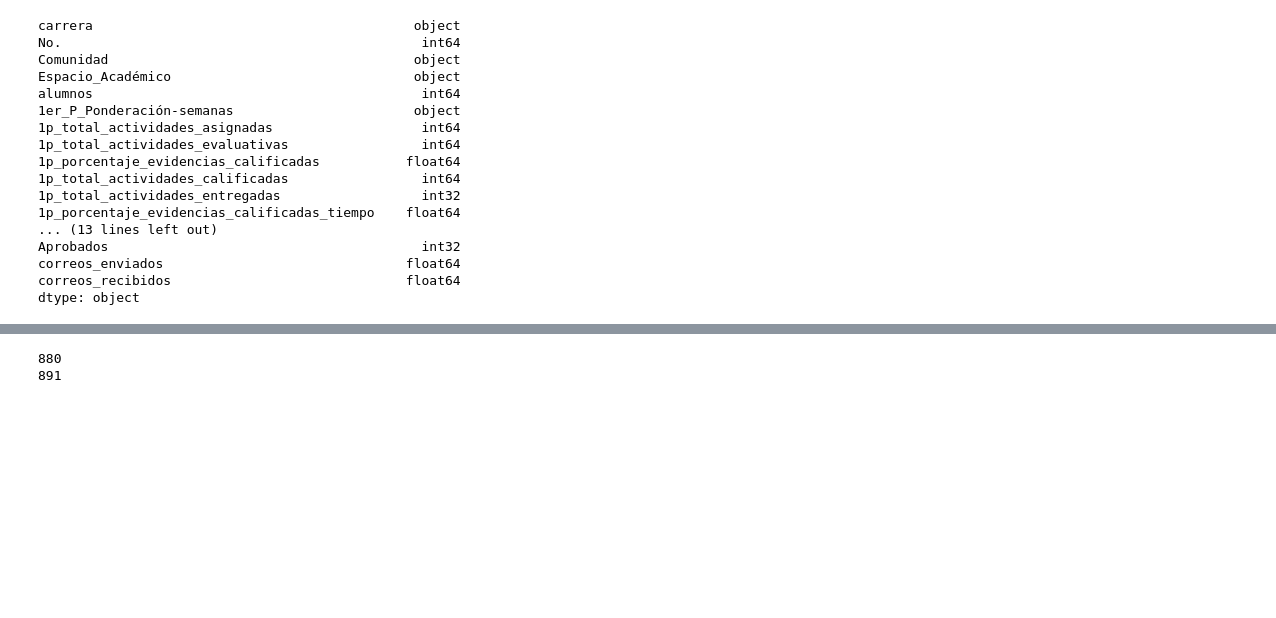
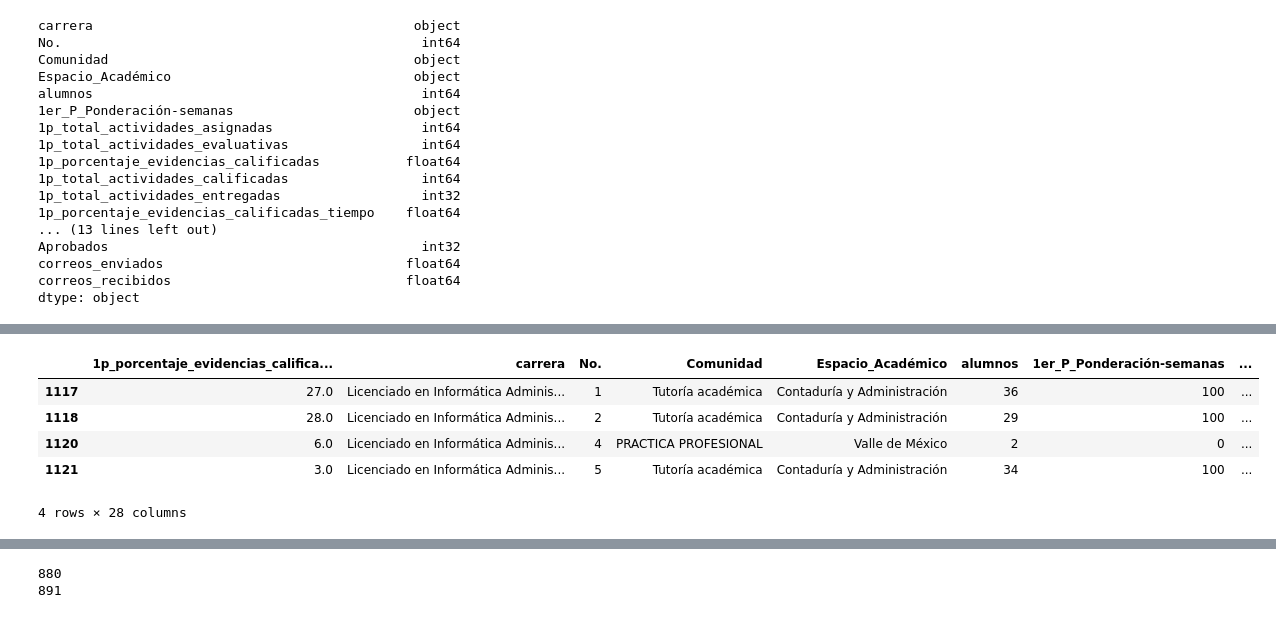
Before and after one commit to ArturoG1z/Proyecto-CyAD, a Jupyter notebook: Notebook/proyecto_modulo_3.ipynb, the cells around one changed output, grey strips where cells are left out. Drawn from its saved outputs; the diff is of its cells as text; code cells hidden in the pictures; blank space fills up the shorter version.

```diff
--- a/Notebook/proyecto_modulo_3.ipynb
+++ b/Notebook/proyecto_modulo_3.ipynb
@@ -143,3 +143,10 @@ Aprobados                                        int32
 correos_enviados                               float64
 correos_recibidos                              float64
 dtype: object
+# %%
+# ver rango de valores de cada columna avoiding '<=' not supported between instances of 'str' and 'int' if its object and
+for col in df.columns:
+  if df[col].dtype == 'object':
+    print(col, df[col].unique())
+  else:
+    print(col, df[col].min(), df[col].max())
@@ -145,0 +171,12 @@ dtype: object
+# %%
+# ver valores de 1p_porcentaje_evidencias_calificadas_tiempo mayores a 1
+df[df['1p_porcentaje_evidencias_calificadas_tiempo'] > 1]
+# show this rows putting the column at first place on a new dataframe
+df[df['1p_porcentaje_evidencias_calificadas_tiempo'] > 1][['1p_porcentaje_evidencias_calificadas_tiempo'] + [col for col in df.columns if col != '1p_porcentaje_evidencias_calificadas_tiempo']]
+# %% [output]
+|  | 1p_porcentaje_evidencias_califica... | carrera | No. | Comunidad | Espacio_Académico | alumnos | 1er_P_Ponderación-semanas | ... |
+| 1117 | 27.0 | Licenciado en Informática Adminis... | 1 | Tutoría académica | Contaduría y Administración | 36 | 100 | ... |
+| 1118 | 28.0 | Licenciado en Informática Adminis... | 2 | Tutoría académica | Contaduría y Administración | 29 | 100 | ... |
+| 1120 | 6.0 | Licenciado en Informática Adminis... | 4 | PRACTICA PROFESIONAL | Valle de México | 2 | 0 | ... |
+| 1121 | 3.0 | Licenciado en Informática Adminis... | 5 | Tutoría académica | Contaduría y Administración | 34 | 100 | ... |
+4 rows × 28 columns
```
Also changed, not shown: parts of 11 cells of this notebook.
